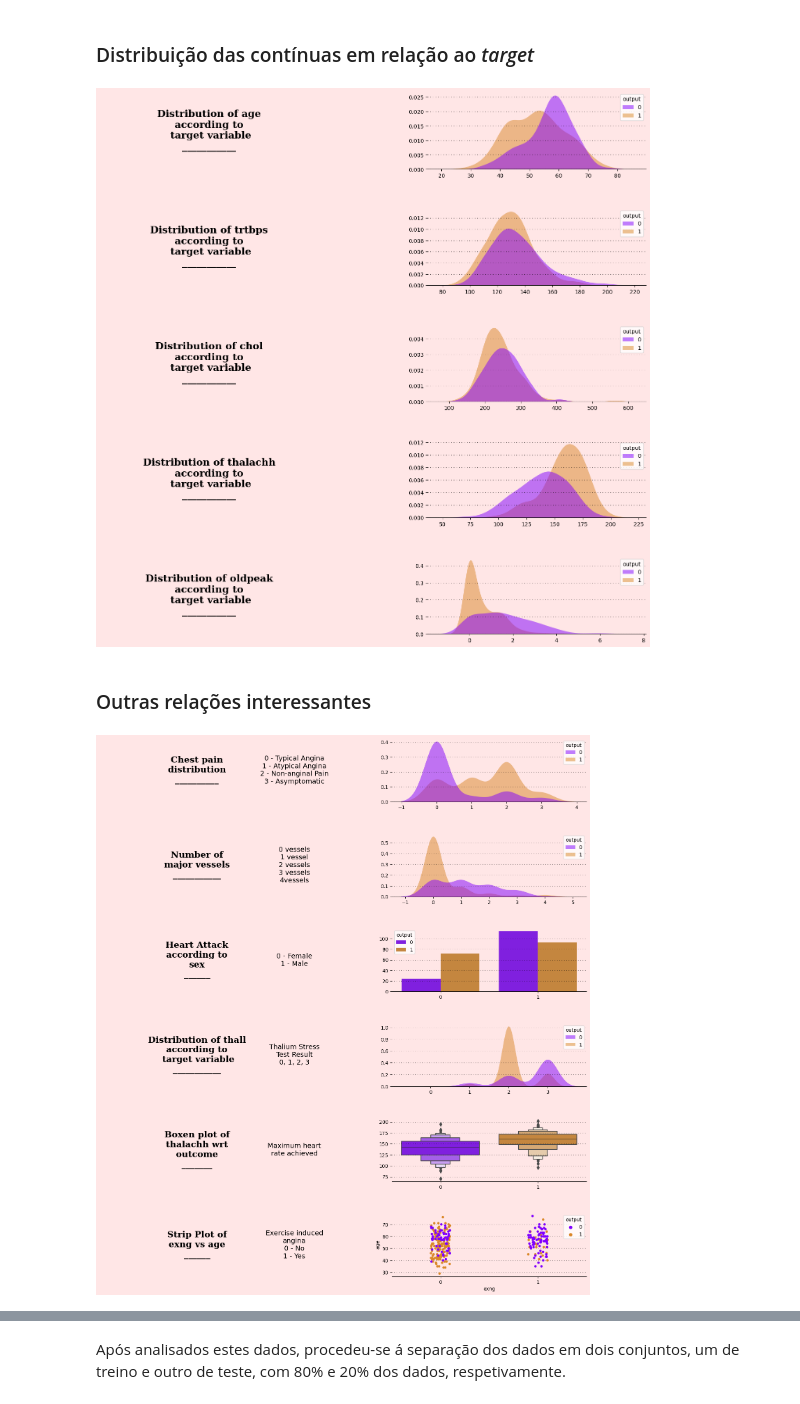
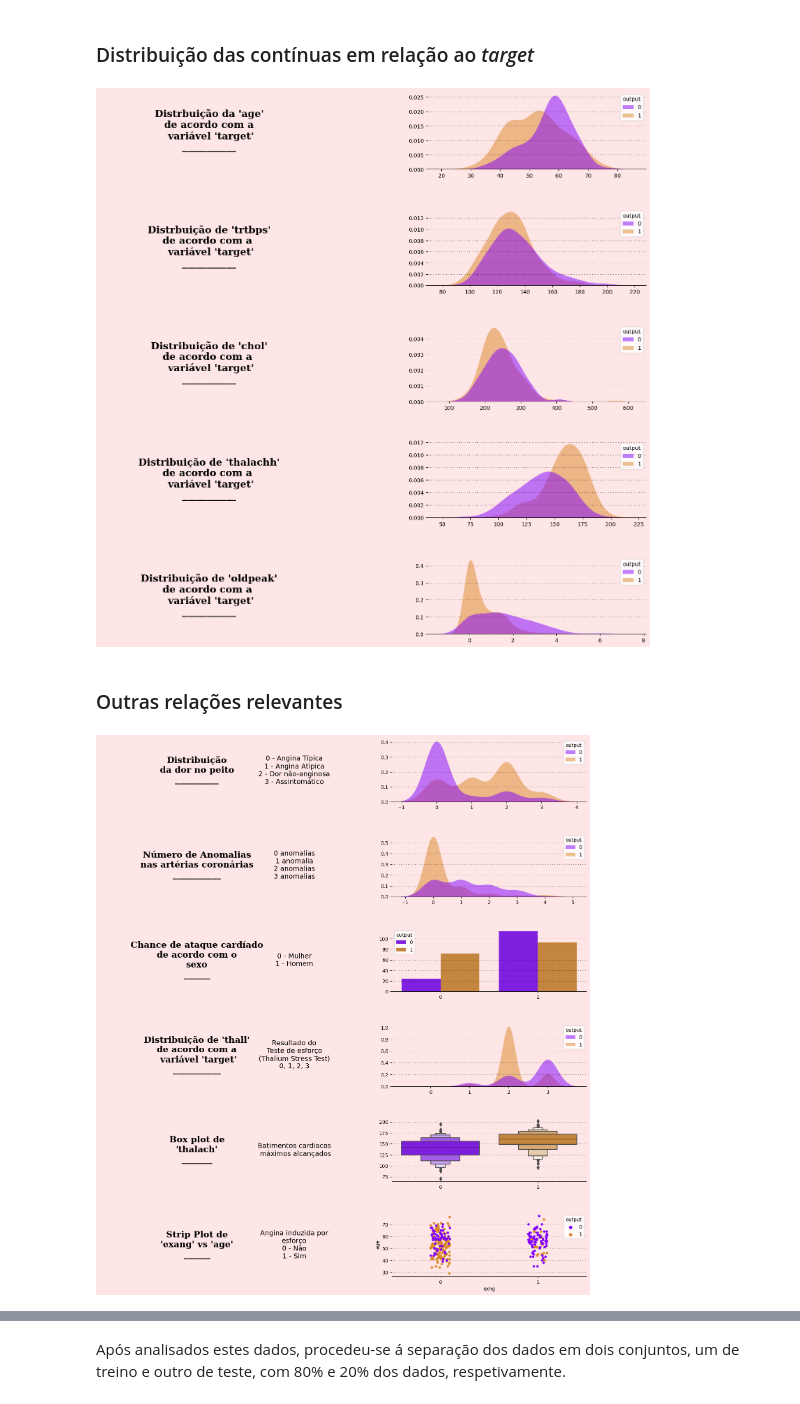
Before and after one commit to luisgcsilva/TEI_19314_20481_21460, a Jupyter notebook: ML_19314_20481_21460.ipynb, the cells around one changed output, grey strips where cells are left out. Drawn from its saved outputs; the diff is of its cells as text; code cells hidden in the pictures.

```diff
--- a/ML_19314_20481_21460.ipynb
+++ b/ML_19314_20481_21460.ipynb
@@ -319,7 +322,7 @@ ax8.set_facecolor(background_color)
 ax9.set_facecolor(background_color)
 
 # Age title
-ax0.text(0.5,0.5,"Distribution of age\naccording to\n target variable\n___________",
+ax0.text(0.5,0.5,"Distrbuição da 'age'\nde acordo com a\n variável 'target'\n___________",
         horizontalalignment = 'center',
         verticalalignment = 'center',
         fontsize = 18,
@@ -338,7 +341,7 @@ ax1.set_xlabel("")
 ax1.set_ylabel("")
 
 # TrTbps title
-ax2.text(0.5,0.5,"Distribution of trtbps\naccording to\n target variable\n___________",
+ax2.text(0.5,0.5,"Distrbuição de 'trtbps'\nde acordo com a \n variável 'target'\n___________",
         horizontalalignment = 'center',
         verticalalignment = 'center',
         fontsize = 18,
@@ -357,7 +360,7 @@ ax3.set_xlabel("")
 ax3.set_ylabel("")
 
 # Chol title
-ax4.text(0.5,0.5,"Distribution of chol\naccording to\n target variable\n___________",
+ax4.text(0.5,0.5,"Distribuição de 'chol'\nde acordo com a \n variável 'target'\n___________",
         horizontalalignment = 'center',
         verticalalignment = 'center',
         fontsize = 18,
@@ -376,7 +379,7 @@ ax5.set_xlabel("")
 ax5.set_ylabel("")
 
 # Thalachh title
-ax6.text(0.5,0.5,"Distribution of thalachh\naccording to\n target variable\n___________",
+ax6.text(0.5,0.5,"Distribuição de 'thalachh'\nde acordo com a \n variável 'target'\n___________",
         horizontalalignment = 'center',
         verticalalignment = 'center',
         fontsize = 18,
@@ -395,7 +398,7 @@ ax7.set_xlabel("")
 ax7.set_ylabel("")
 
 # Oldpeak title
-ax8.text(0.5,0.5,"Distribution of oldpeak\naccording to\n target variable\n___________",
+ax8.text(0.5,0.5,"Distribuição de 'oldpeak'\nde acordo com a \n variável 'target'\n___________",
         horizontalalignment = 'center',
         verticalalignment = 'center',
         fontsize = 18,
@@ -425,9 +428,9 @@ for i in ["top","left","right"]:
     ax8.spines[i].set_visible(False)
     ax9.spines[i].set_visible(False)
 # %% [output]
-[figure, old version]
+[figure, new version]
 # %% [markdown]
-### Outras relações interessantes
+### Outras relações relevantes
 # %%
 fig = plt.figure(figsize=(18,20))
 gs = fig.add_gridspec(6,2)
@@ -463,7 +466,7 @@ ax11.set_facecolor(background_color)
 
 # Cp title
 # 0 = Typical Angina, 1 = Atypical Angina, 2 = Non-anginal Pain, 3 = Asymptomatic
-ax0.text(0.5,0.5,"Chest pain\ndistribution\n__________",
+ax0.text(0.5,0.5,"Distribuição\nda dor no peito\n__________",
         horizontalalignment = 'center',
         verticalalignment = 'center',
         fontsize = 18,
@@ -474,7 +477,7 @@ ax0.spines["bottom"].set_visible(False)
 ax0.set_xticklabels([])
 ax0.set_yticklabels([])
 ax0.tick_params(left=False, bottom=False)
-ax0.text(1,.5,"0 - Typical Angina\n1 - Atypical Angina\n2 - Non-anginal Pain\n3 - Asymptomatic",
+ax0.text(1,.5,"0 - Angina Típica\n1 - Angina Atípica\n2 - Dor não-anginosa\n3 - Assintomático",
         horizontalalignment = 'center',
          verticalalignment = 'center',
         fontsize = 14
@@ -487,14 +490,14 @@ ax1.set_xlabel("")
 ax1.set_ylabel("")
 
 # Caa title
-ax2.text(0.5,0.5,"Number of\nmajor vessels\n___________",
+ax2.text(0.5,0.5,"Número de Anomalias\nnas artérias coronárias\n___________",
         horizontalalignment = 'center',
         verticalalignment = 'center',
         fontsize = 18,
         fontweight='bold',
         fontfamily='serif',
         color='#000000')
-ax2.text(1,.5,"0 vessels\n1 vessel\n2 vessels\n3 vessels\n4vessels",
+ax2.text(1,.5,"0 anomalias\n1 anomalia\n2 anomalias\n3 anomalias",
         horizontalalignment = 'center',
          verticalalignment = 'center',
         fontsize = 14
@@ -512,14 +515,14 @@ ax3.set_xlabel("")
 ax3.set_ylabel("")
 
 # Sex title
-ax4.text(0.5,0.5,"Heart Attack\naccording to\nsex\n______",
+ax4.text(0.5,0.5,"Chance de ataque cardíado\nde acordo com o\nsexo\n______",
         horizontalalignment = 'center',
         verticalalignment = 'center',
         fontsize = 18,
         fontweight='bold',
         fontfamily='serif',
         color='#000000')
-ax4.text(1,.5,"0 - Female\n1 - Male",
+ax4.text(1,.5,"0 - Mulher\n1 - Homem",
         horizontalalignment = 'center',
          verticalalignment = 'center',
         fontsize = 14
@@ -536,14 +539,14 @@ ax5.set_xlabel("")
 ax5.set_ylabel("")
 
 # Thall title
-ax6.text(0.5,0.5,"Distribution of thall\naccording to\n target variable\n___________",
+ax6.text(0.5,0.5,"Distribuição de 'thall'\nde acordo com a\n variável 'target'\n___________",
         horizontalalignment = 'center',
         verticalalignment = 'center',
         fontsize = 18,
         fontweight='bold',
         fontfamily='serif',
         color='#000000')
-ax6.text(1,.5,"Thalium Stress\nTest Result\n0, 1, 2, 3",
+ax6.text(1,.5,"Resultado do\nTeste de esforço\n(Thalium Stress Test)\n0, 1, 2, 3",
         horizontalalignment = 'center',
          verticalalignment = 'center',
         fontsize = 14
@@ -560,14 +563,14 @@ ax7.set_xlabel("")
 ax7.set_ylabel("")
 
 # Thalachh title
-ax8.text(0.5,0.5,"Boxen plot of\nthalachh wrt\noutcome\n_______",
+ax8.text(0.5,0.5,"Box plot de\n'thalach'\n_______",
         horizontalalignment = 'center',
         verticalalignment = 'center',
         fontsize = 18,
         fontweight='bold',
         fontfamily='serif',
         color='#000000')
-ax8.text(1,.5,"Maximum heart\nrate achieved",
+ax8.text(1,.5,"Batimentos cardiacos\n máximos alcançados",
         horizontalalignment = 'center',
          verticalalignment = 'center',
         fontsize = 14
@@ -587,42 +590,42 @@ ax9.set_ylabel("")
 
 
 # Exng title
-ax10.text(0.5,0.5,"Strip Plot of\nexng vs age\n______",
+ax10.text(0.5,0.5,"Strip Plot de\n'exang' vs 'age'\n______",
         horizontalalignment = 'center',
         verticalalignment = 'center',
         fontsize = 18,
         fontweight='bold',
         fontfamily='serif',
         color='#000000')
-ax10.text(1,.5,"Exercise induced\nangina\n0 - No\n1 - Yes",
+ax10.text(1,.5,"Angina induzida por\nesforço\n0 - Não\n1 - Sim",
         horizontalalignment = 'center',
          verticalalignment = 'center',
         fontsize = 14
         )
 ax10.spines["bottom"].set_visible(False)
 ax10.set_xticklabels([])
 ax10.set_yticklabels([])
 ax10.tick_params(left=False, bottom=False)
 
 
 # Exng
 ax11.grid(color='#000000', linestyle=':', axis='y', zorder=0,  dashes=(1,5))
 sns.stripplot(ax=ax11, data=df,x='exng',y='age',hue='output',palette=["#8000ff","#da8829"])
 ax9.set_xlabel("")
 ax9.set_ylabel("")
 
 for i in ["top","left","right"]:
     ax0.spines[i].set_visible(False)
     ax1.spines[i].set_visible(False)
     ax2.spines[i].set_visible(False)
     ax3.spines[i].set_visible(False)
     ax4.spines[i].set_visible(False)
     ax5.spines[i].set_visible(False)
     ax6.spines[i].set_visible(False)
     ax7.spines[i].set_visible(False)
     ax8.spines[i].set_visible(False)
     ax9.spines[i].set_visible(False)
     ax10.spines[i].set_visible(False)
     ax11.spines[i].set_visible(False)
 # %% [output]
-[figure, old version]
+[figure, new version]
```
Also changed, not shown: parts of 25 cells of this notebook.
